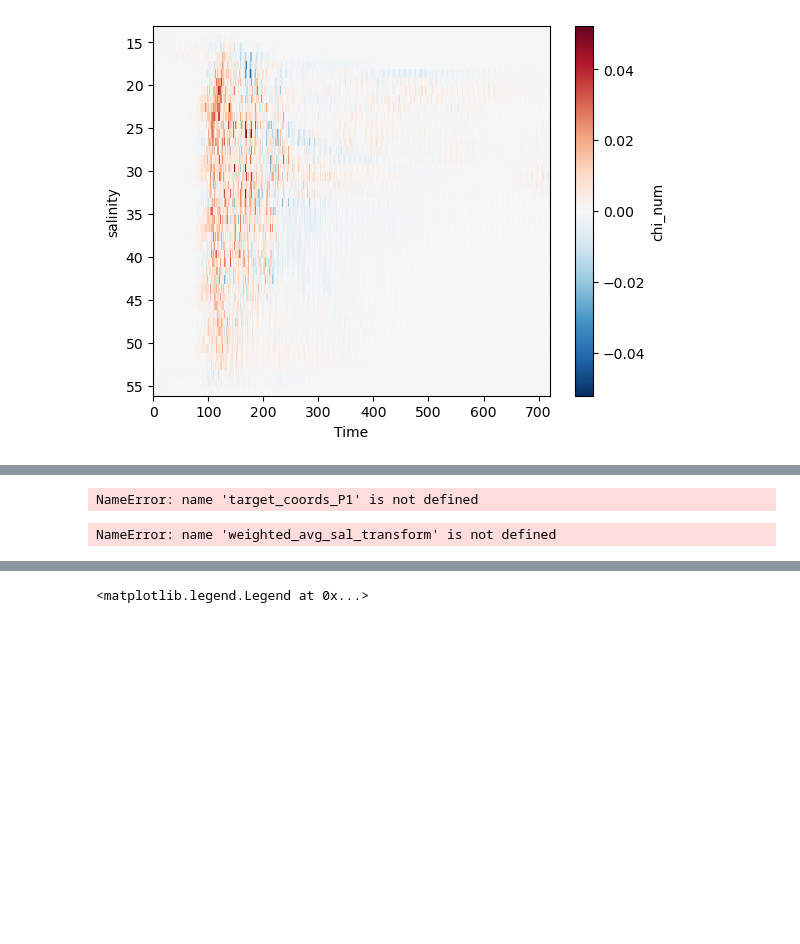
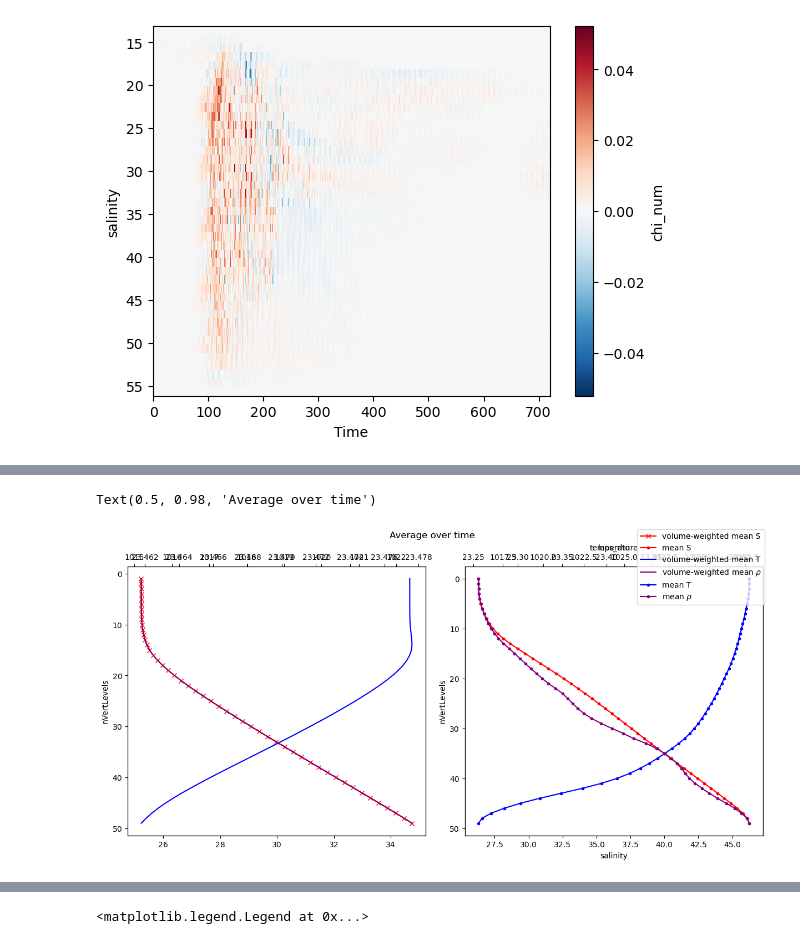
Before and after one commit to kailauyeda/WMT_DVD, a Jupyter notebook: bichan/analysis/preliminary_analysis.ipynb, the cells around one changed output, grey strips where cells are left out. Cells and saved outputs as stored; diff of their text form; code cells hidden in the pictures; blank space fills up the shorter version.

```diff
--- a/bichan/analysis/preliminary_analysis.ipynb
+++ b/bichan/analysis/preliminary_analysis.ipynb
@@ -81,6 +81,12 @@ from xgcm import Grid
 # ds_wmt = xr.open_dataset(filepath + 'analysis_members/10km_channel_WMT_Monthly.0001-01-01.nc')
 # mesh = xr.open_dataset(filepath + '10km_channel_init.nc')
 # descriptor = mosaic.Descriptor(mesh, use_latlon=False)
+# %%
+# could also calculate density, since we know bichan uses a linear eos
+def calculate_leos(ds_output, alpha = 1.7e-4, beta = 7.6e-4, eos_densityref = 1000):
+    rho = eos_densityref * (1 - (alpha * ds_output.temperature) + (beta * ds_output.salinity))
+
+    return rho
 # %%
 filepath = '/pscratch/sd/k/kuyeda/WMT_DVD/bichan/10km/'
 ds_output = xr.open_dataset(filepath + '10km_channel_output.nc')
@@ -104,6 +110,10 @@ ds_dvd['chiPhyVerSalt_center'] = grid_dvd.interp(ds_dvd.chiPhyVerSalt, 'Z', boun
 # merge datasets
 ds_output = xr.merge([ds_dvd, ds_output])
 
+# add calculation of density from LEOS
+rho = (calculate_leos(ds_output)).to_dataset(name='leos_rho')
+ds_output = xr.merge([rho, ds_output])
+
 # set time index
 time_idx = 115
 # %%
@@ -526,32 +577,36 @@ plt.gca().invert_yaxis()
-# %%
-dV_sal = grid_output.transform(
-    dV,
-    "Z",
-    target_coords_P1,
-    method="conservative",
-    target_data=ds_output.salinity_P1.mean("Time")
-)
-
-SdV_sal = grid_output.transform(
-    ds_output.salinity.mean("Time") * dV,
-    "Z",
-    target_coords_P1,
-    method="conservative",
-    target_data=ds_output.salinity_P1.mean("Time")
-)
-
-dV_sal = dV_sal.sum("nCells")
-SdV_sal = SdV_sal.sum("nCells")
-
-cum_volume = dV_sal.cumsum("salinity_P1")
-cum_SdV = SdV_sal.cumsum("salinity_P1")
-
-weighted_avg_sal_transform = (
-    cum_SdV / cum_volume
-).to_dataset(name="weighted_avg_sal_transform").rename({'salinity_P1' : 'salinity'})
-# %% [output]
-NameError: name 'target_coords_P1' is not defined
-# %%
-weighted_avg_sal_transform.weighted_avg_sal_transform.plot(marker='.')
-# %% [output]
-NameError: name 'weighted_avg_sal_transform' is not defined
+# %%
+fig, ax = plt.subplots(1, 2, figsize=(12, 6), constrained_layout=True)
+
+ax_sal = ax[0]
+ax_temp = ax_sal.twiny()
+ax_rho = ax_sal.twiny()
+
+# Plot weighted averages
+ax_sal.plot(weighted_avg_salinity_array, ds_output.nVertLevels, color='red', label = 'volume-weighted mean S', marker= 'x')
+
+ax_temp.plot(weighted_avg_temp_array, ds_output.nVertLevels, color='blue', label = 'volume-weighted mean T')
+
+ax_rho.plot(weighted_avg_density_array, ds_output.nVertLevels, color='purple', label = r'volume-weighted mean $\rho$')
+
+# Labels
+ax_sal.set_ylabel('nVertLevels')
+ax_sal.invert_yaxis()
+
+# means, not weighted by volume of water above
+ax_sal = ax[1]
+ax_temp = ax_sal.twiny()
+ax_rho = ax_sal.twiny()
+
+ds_output.salinity.mean(dim=['nCells', 'Time']).plot( y='nVertLevels', ax=ax_sal, color='red', marker='.', label = 'mean S')
+
+ds_output.temperature.mean(dim=['nCells', 'Time']).plot( y='nVertLevels', ax=ax_temp, color='blue', marker='.', label = 'mean T')
+
+ds_output.leos_rho.mean(dim=['nCells', 'Time']).plot( y='nVertLevels', ax=ax_rho, color='purple', marker='.', label = r'mean $\rho$')
+
+ax_sal.invert_yaxis()
+
+fig.legend()
+fig.suptitle('Average over time')
+# %% [output]
+Text(0.5, 0.98, 'Average over time')
+[figure, added]
```
Also changed, not shown: parts of 13 cells of this notebook.
